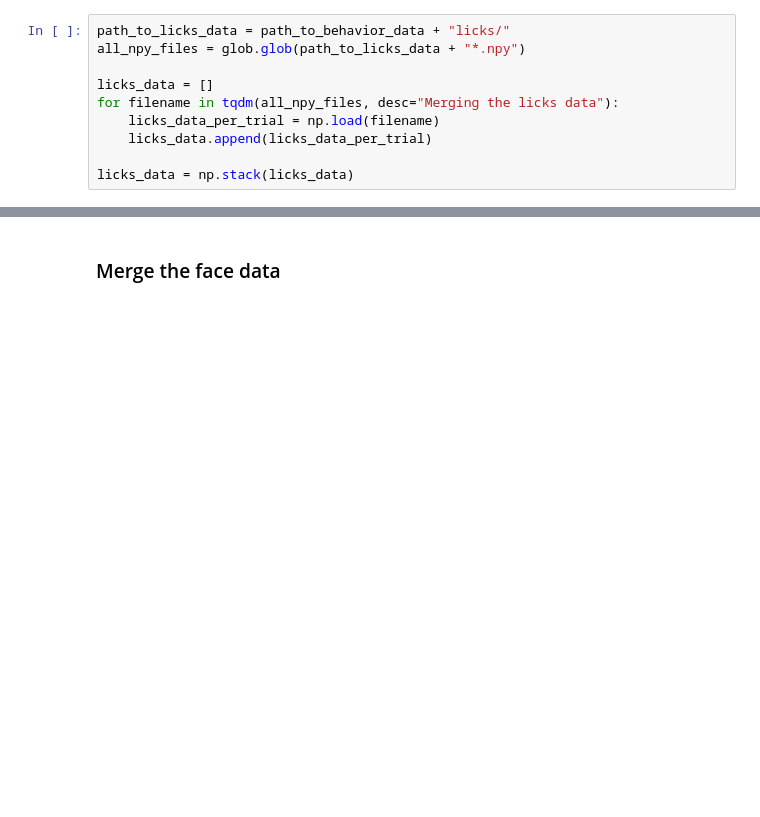
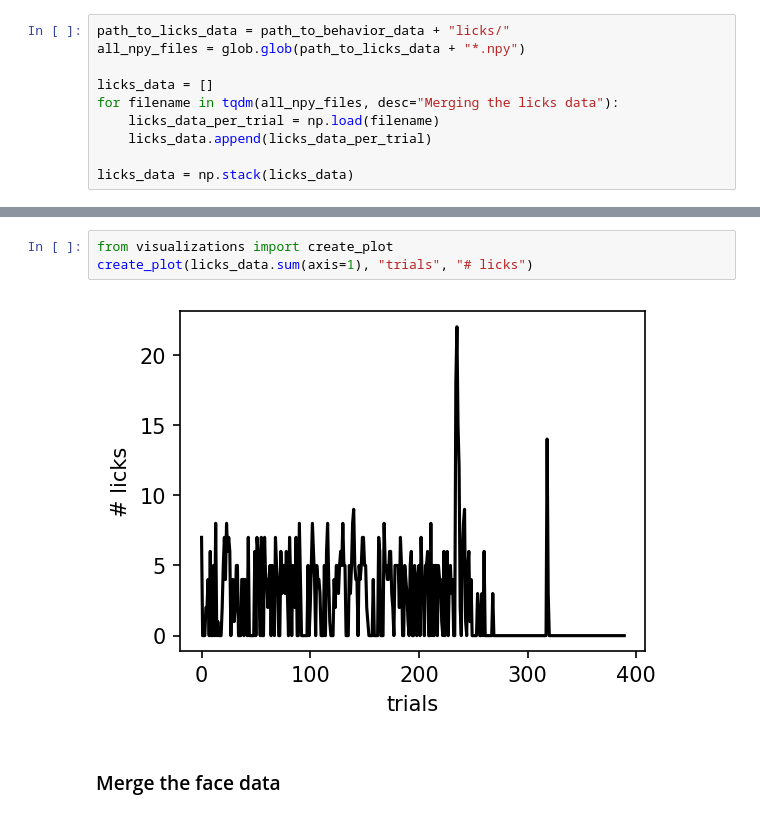
Before and after one commit to LenaGschossmann/iBOTS-Developing-Data-Analysis-Projects, a Jupyter notebook: session3/notebooks/3_identifying_repetitive_patterns.ipynb, the cells around one changed output, grey strips where cells are left out. Cells and saved outputs as stored; diff of their text form; blank space fills up the shorter version.

```diff
--- a/session3/notebooks/3_identifying_repetitive_patterns.ipynb
+++ b/session3/notebooks/3_identifying_repetitive_patterns.ipynb
@@ -79,3 +87,8 @@ sns.despine(trim=True)
+# %%
+from visualizations import create_plot
+create_plot(licks_data.sum(axis=1), "trials", "# licks")
+# %% [output]
+[figure, added]
 # %% [markdown]
 ### Merge the face data
 # %%
```
Also changed, not shown: parts of 3 cells of this notebook.
